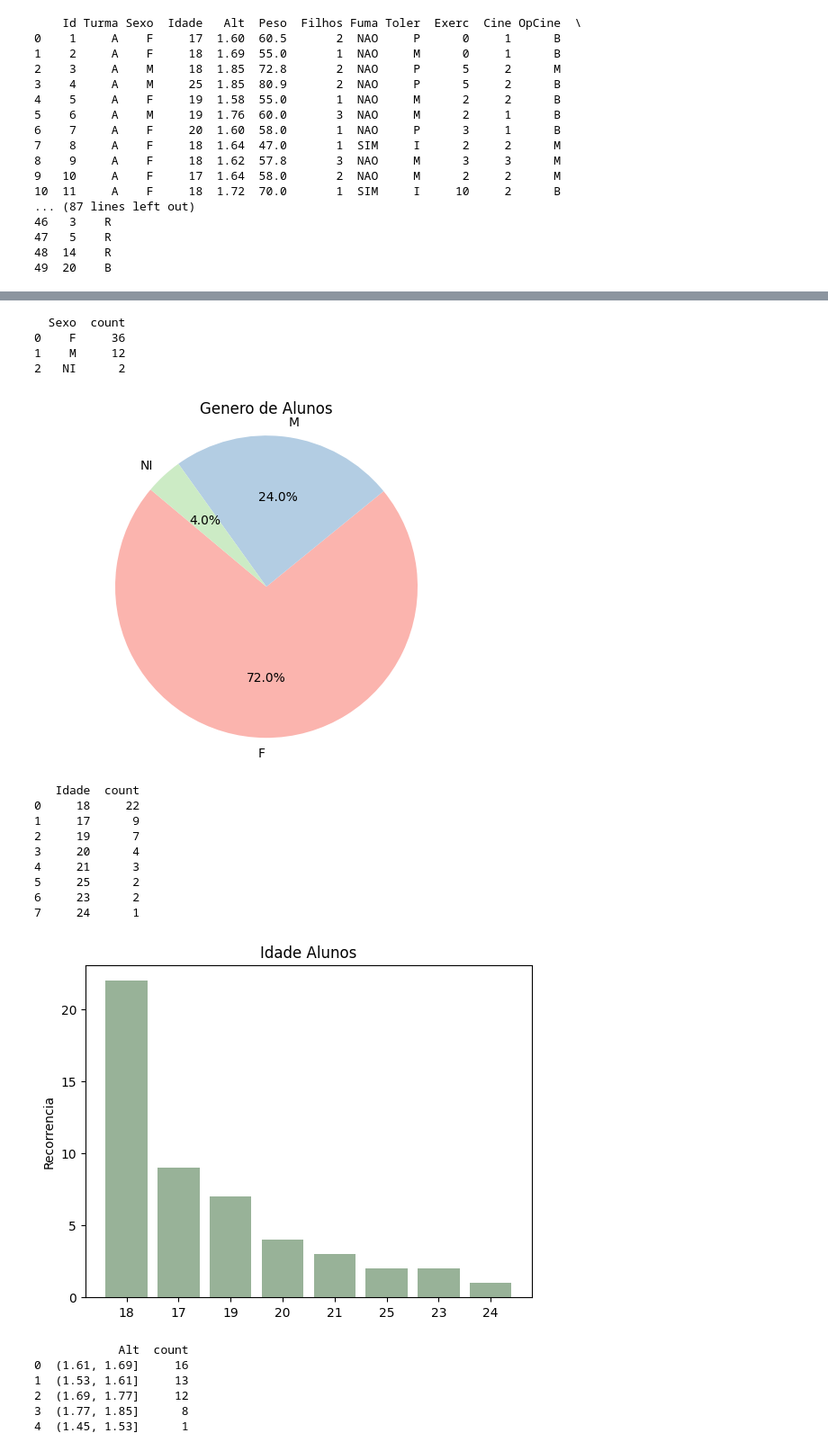
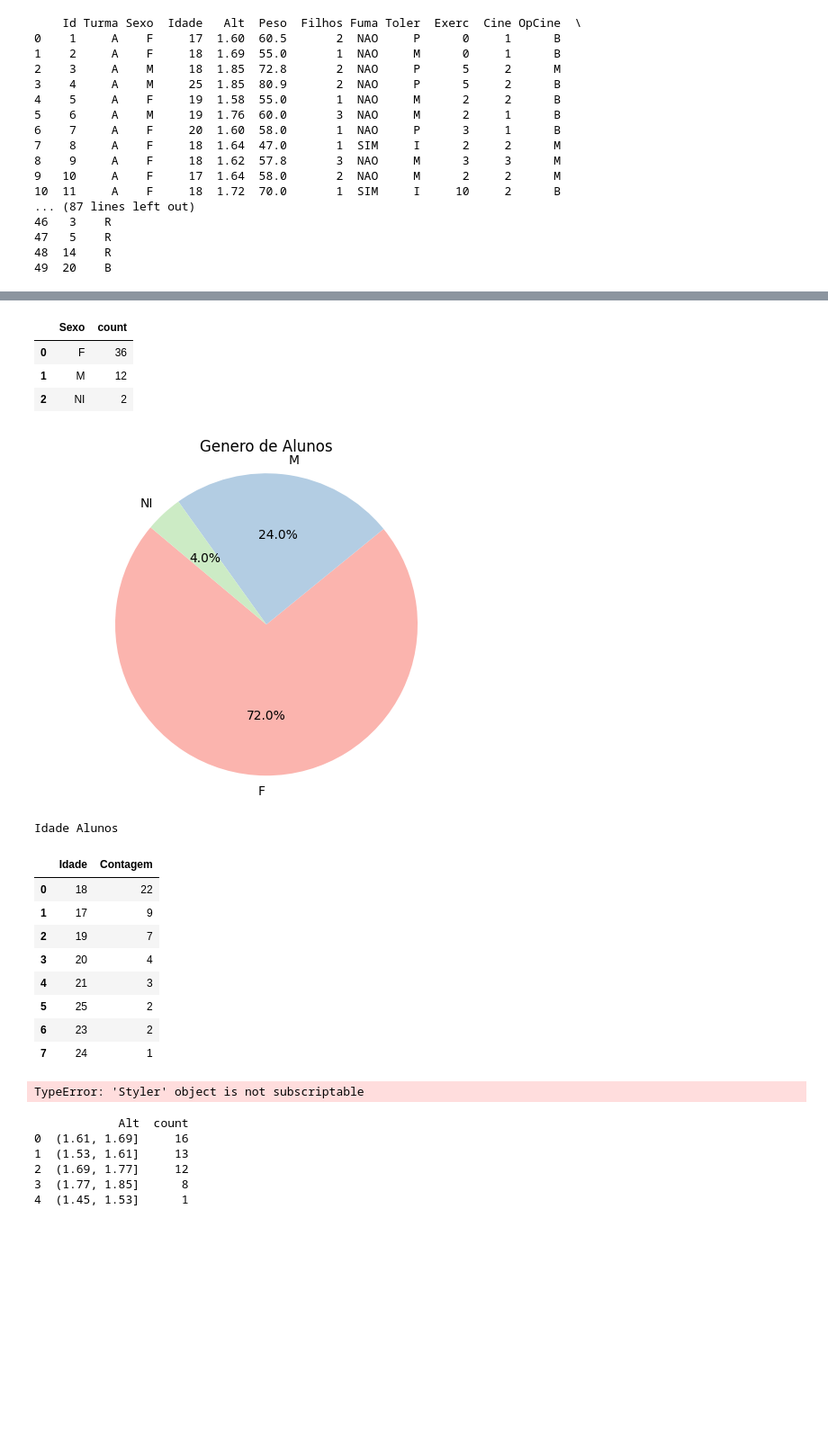
Before and after one commit to mxtqnt/ProbabilidadeEstatistica, a Jupyter notebook: src/08-03/Atividade.ipynb, the cells around one changed output, grey strips where cells are left out. Shown at 90% size. Cells and saved outputs as stored; diff of their text form; code cells hidden in the pictures; blank space fills up the shorter version.

```diff
--- a/src/08-03/Atividade.ipynb
+++ b/src/08-03/Atividade.ipynb
@@ -51,7 +52,7 @@ plt.show()
 # %%
 data = base_de_dados['Sexo'].value_counts().reset_index()
 
-print(data)
+display(data)
 
 labels = data['Sexo']
 tamanhos = data['count']
@@ -61,38 +62,43 @@ plt.title('Genero de Alunos')
 plt.axis('equal')
 plt.show()
 # %% [output]
-  Sexo  count
-0    F     36
-1    M     12
-2   NI      2
+|  | Sexo | count |
+| 0 | F | 36 |
+| 1 | M | 12 |
+| 2 | NI | 2 |
 [figure]
 # %%
 data = base_de_dados['Idade'].value_counts().reset_index()
 
-print(data)
+data = data.rename(columns={"count": "Contagem"})
+
+data = data.style.set_caption("Idade Alunos")
+
+display(data)
 
 objects = data['Idade']
-performance = data['count']
+performance = data['Contagem']
 
 y_pos = np.arange(len(objects))
 
 plt.bar(y_pos, performance, align='center', alpha=0.5, color=color)
 plt.xticks(y_pos, objects)
 plt.ylabel('Recorrencia')
 plt.title('Idade Alunos')
 
 plt.show()
 # %% [output]
-   Idade  count
-0     18     22
-1     17      9
-2     19      7
-3     20      4
-4     21      3
-5     25      2
-6     23      2
-7     24      1
+Idade Alunos
-[figure, removed]
+|  | Idade | Contagem |
+| 0 | 18 | 22 |
+| 1 | 17 | 9 |
+| 2 | 19 | 7 |
+| 3 | 20 | 4 |
+| 4 | 21 | 3 |
+| 5 | 25 | 2 |
+| 6 | 23 | 2 |
+| 7 | 24 | 1 |
+TypeError: 'Styler' object is not subscriptable
 # %%
 intervalos = pd.cut(base_de_dados['Alt'], bins=5)
 data = intervalos.value_counts().reset_index()
```
Also changed, not shown: parts of 14 cells of this notebook.
